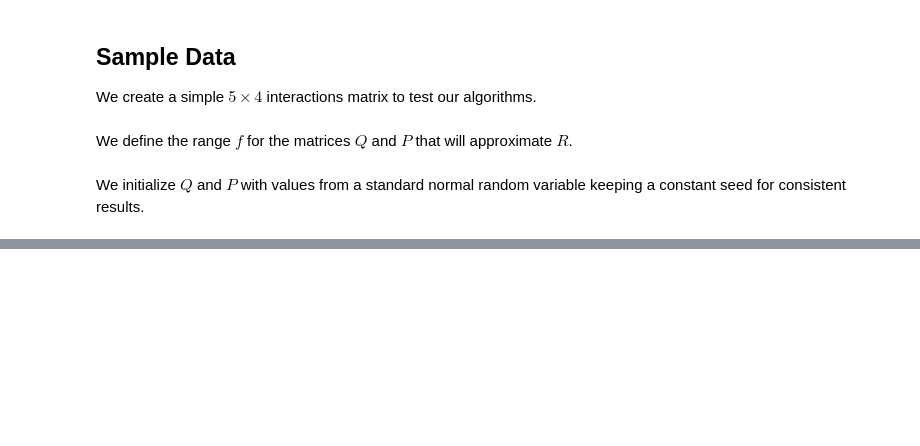
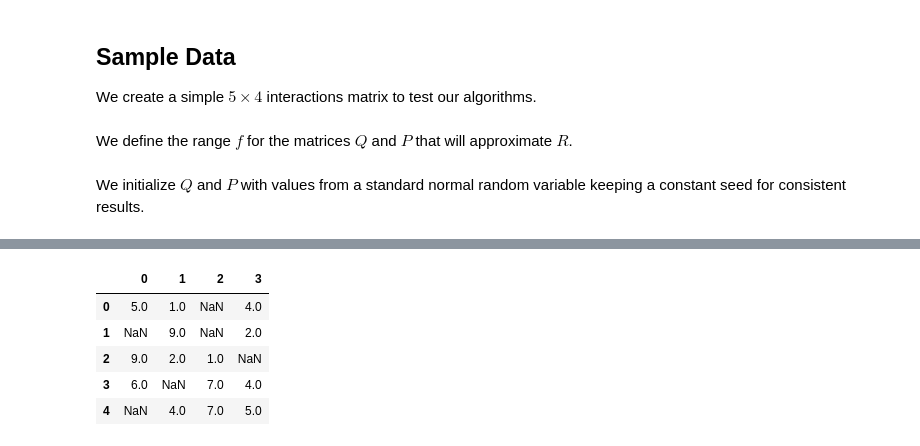
Before and after one commit to MarcoC1796/recommender-systems-thesis, a Jupyter notebook: Recommender Systems Tests.ipynb, the cells around one changed output, grey strips where cells are left out. Drawn from its saved outputs; the diff is of its cells as text; code cells hidden in the pictures; blank space fills up the shorter version.

```diff
--- a/Recommender Systems Tests.ipynb
+++ b/Recommender Systems Tests.ipynb
@@ -37,6 +30,15 @@ R = np.array(
     ]
 )
 
+R0 = R
+
+# Calculate the mean and standard deviation of each column (axis 0)
+mean = np.nanmean(R)
+std_dev = np.nanstd(R)
+
+# Standardize the matrix
+R = (R - mean) / std_dev
+
 m, n = R.shape
 # %% [markdown]
 We define the range $f$ for the matrices $Q$ and $P$ that will approximate $R$.
@@ -85,5 +123,12 @@ pd.DataFrame(np.around(newR, 2))
 # %%
-pd.DataFrame(R)
+pd.DataFrame(R0)
+# %% [output]
+|  | 0 | 1 | 2 | 3 |
+| 0 | 5.0 | 1.0 | NaN | 4.0 |
+| 1 | NaN | 9.0 | NaN | 2.0 |
+| 2 | 9.0 | 2.0 | 1.0 | NaN |
+| 3 | 6.0 | NaN | 7.0 | 4.0 |
+| 4 | NaN | 4.0 | 7.0 | 5.0 |
 # %%
 np.random.seed(0)
 Theta = initializeTheta(R.shape[0], p)
```
Also changed, not shown: parts of 23 cells of this notebook, 5 other files.
